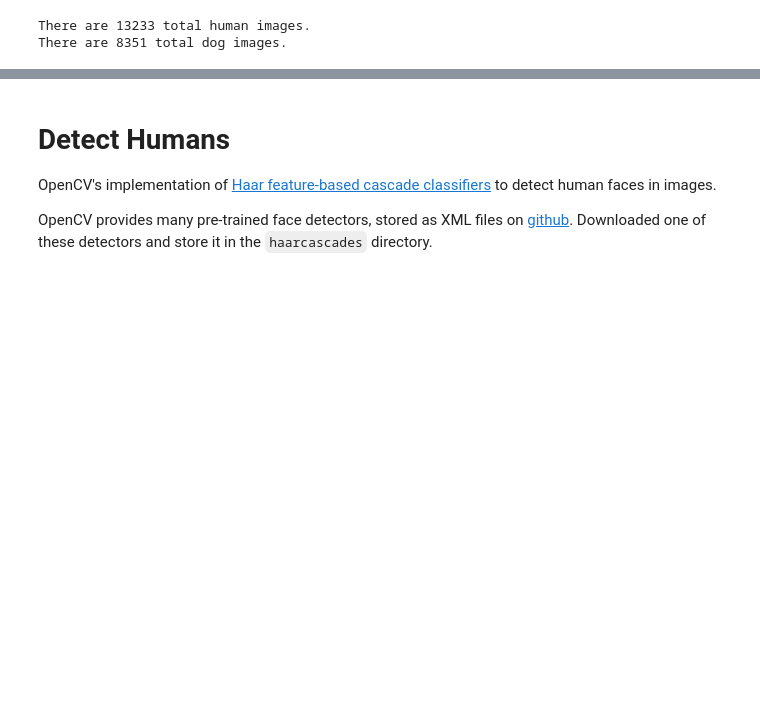
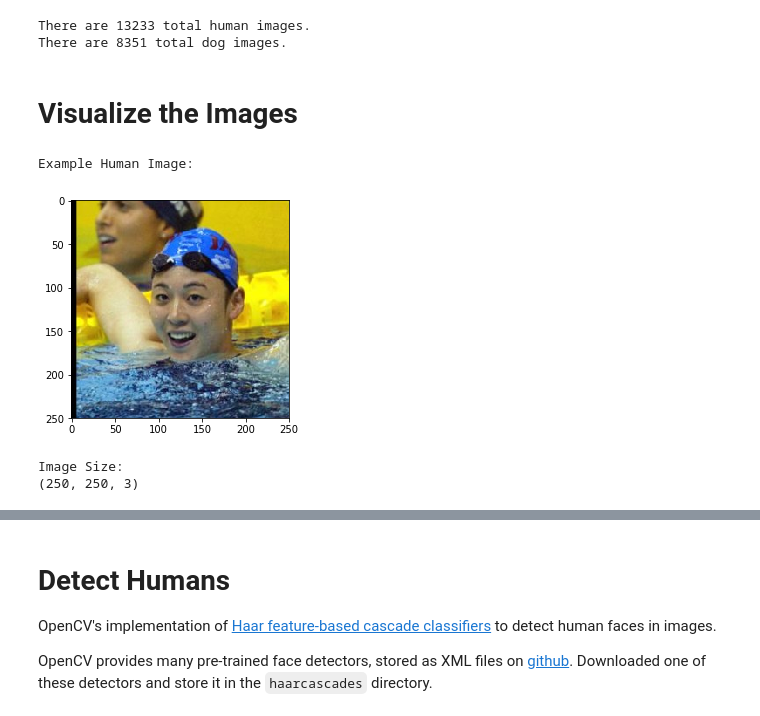
Before and after one commit to elouden/Dog-Breed-Classifier, a Jupyter notebook: Project 2 - Dog Breed Classifier.ipynb, the cells around one changed output, grey strips where cells are left out. Saved outputs shown, nothing was run; the diff lists cells and outputs as text; code cells hidden in the pictures; blank space fills up the shorter version.

```diff
--- a/Project 2 - Dog Breed Classifier.ipynb
+++ b/Project 2 - Dog Breed Classifier.ipynb
@@ -41,3 +49,24 @@ print('There are %d total dog images.' % len(dog_files))
 # %% [output]
 There are 13233 total human images.
 There are 8351 total dog images.
+# %% [markdown]
+# Visualize the Images
+# %%
+idx_human = np.random.randint(0, high=len(human_files))
+
+img = cv2.imread(human_files[idx_human])
+
+# convert BGR image to RGB for plotting
+cv_rgb = cv2.cvtColor(img, cv2.COLOR_BGR2RGB)
+
+print('Example Human Image: ')
+plt.imshow(cv_rgb)
+plt.show()
+
+print('Image Size: ')
+print(cv_rgb.shape)
+# %% [output]
+Example Human Image:
+[figure, added]
+Image Size:
+(250, 250, 3)
```
Also changed, not shown: parts of 13 cells of this notebook.
